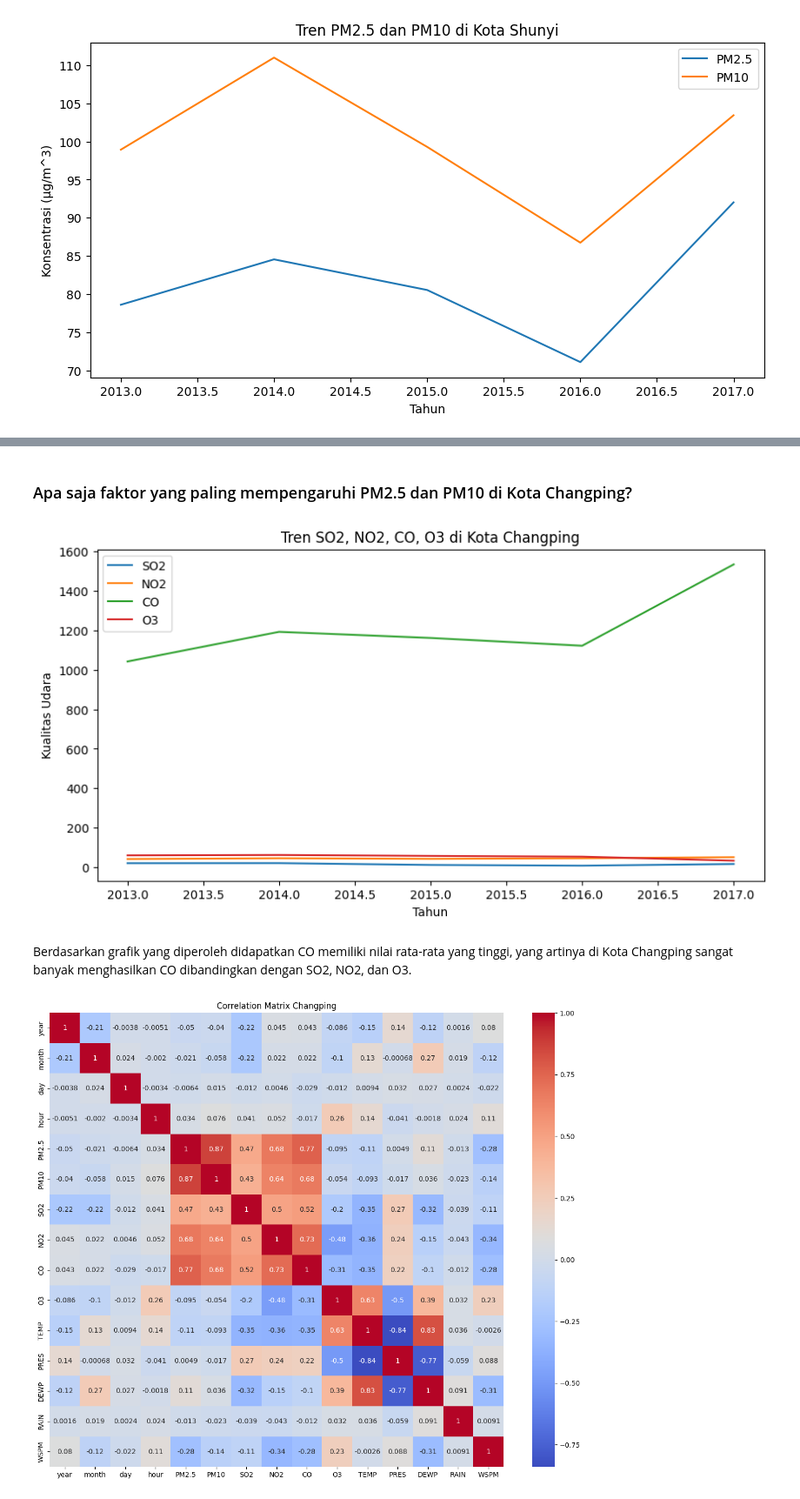
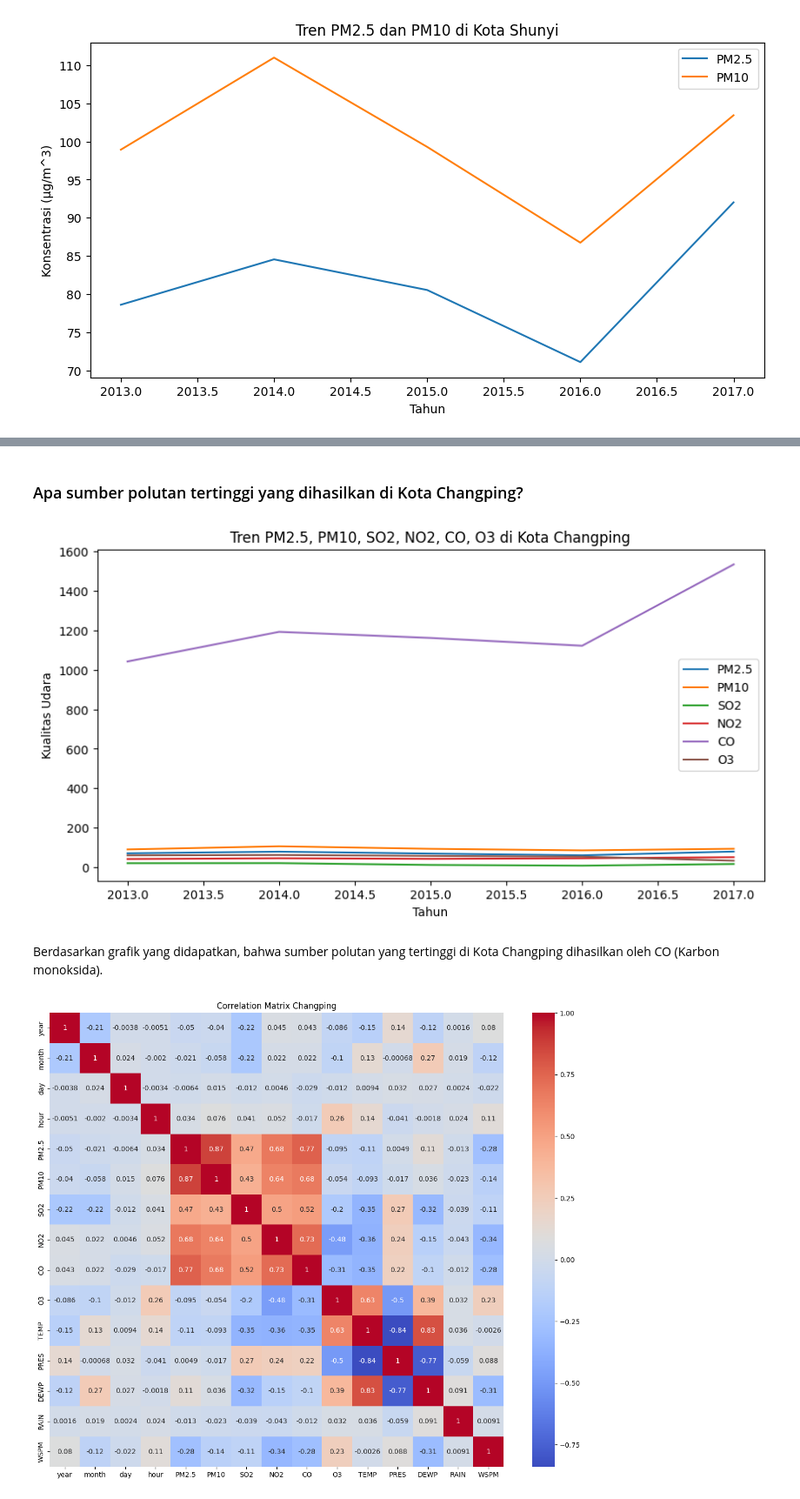
Before and after one commit to martin-timothy/submission-proyek-analisis-data-dengan-python, a Jupyter notebook: Submission_Dicoding_Martin_Timothy_Hutajulu_Proyek_Analisis_Data.ipynb, the cells around one changed output, grey strips where cells are left out. Shown at 87% size. Cells and saved outputs as stored; diff of their text form; code cells hidden in the pictures.

```diff
--- a/Submission_Dicoding_Martin_Timothy_Hutajulu_Proyek_Analisis_Data.ipynb
+++ b/Submission_Dicoding_Martin_Timothy_Hutajulu_Proyek_Analisis_Data.ipynb
@@ -546,22 +590,24 @@ Pada Grafik yang ditampilkan diatas dapat dilihat perkembangan kualitas udara PM
 # %% [markdown]
-### Apa saja faktor yang paling mempengaruhi PM2.5 dan PM10 di Kota Changping?
+### Apa sumber polutan tertinggi yang dihasilkan di Kota Changping?
 # %%
-# Menampilkan visualisasi tren so2, no2, co, o3 di Kota Changping pada tahun 2013 - 2017
-changping_year_1 = changping_data.groupby(by='year').agg({"SO2":["mean"], "NO2":["mean"], "CO":["mean"], "O3":["mean"]})
+# Menampilkan visualisasi sumber polutan tertinggi yang dihasilkan di kota changping pada tahun 2013 - 2017
+changping_year_2 = changping_data.groupby(by='year').agg({"PM2.5":["mean"], "PM10":["mean"], "SO2":["mean"], "NO2":["mean"], "CO":["mean"], "O3":["mean"]})
 plt.figure(figsize=(10, 5))
-plt.plot(changping_year_1.index, changping_year_1['SO2'], label='SO2')
-plt.plot(changping_year_1.index, changping_year_1['NO2'], label='NO2')
-plt.plot(changping_year_1.index, changping_year_1['CO'], label='CO')
-plt.plot(changping_year_1.index, changping_year_1['O3'], label='O3')
+plt.plot(changping_year_2.index, changping_year_2['PM2.5'], label='PM2.5')
+plt.plot(changping_year_2.index, changping_year_2['PM10'], label='PM10')
+plt.plot(changping_year_2.index, changping_year_2['SO2'], label='SO2')
+plt.plot(changping_year_2.index, changping_year_2['NO2'], label='NO2')
+plt.plot(changping_year_2.index, changping_year_2['CO'], label='CO')
+plt.plot(changping_year_2.index, changping_year_2['O3'], label='O3')
 plt.xlabel('Tahun')
 plt.ylabel('Kualitas Udara')
-plt.title('Tren SO2, NO2, CO, O3 di Kota Changping')
+plt.title('Tren PM2.5, PM10, SO2, NO2, CO, O3 di Kota Changping')
 plt.legend()
 plt.show()
 # %% [output]
-[figure, old version]
+[figure, new version]
-# %% [markdown]
-Berdasarkan grafik yang diperoleh didapatkan CO memiliki nilai rata-rata yang tinggi, yang artinya di Kota Changping sangat banyak menghasilkan CO dibandingkan dengan SO2, NO2, dan O3.
+# %% [markdown]
+Berdasarkan grafik yang didapatkan, bahwa sumber polutan yang tertinggi di Kota Changping dihasilkan oleh CO (Karbon monoksida).
 # %%
 # Menampilkan Korelasi setiap kolom pada dataset changping
 numeric_column = changping_data.select_dtypes(include=np.number).columns
```
Also changed, not shown: parts of 28 cells of this notebook.
